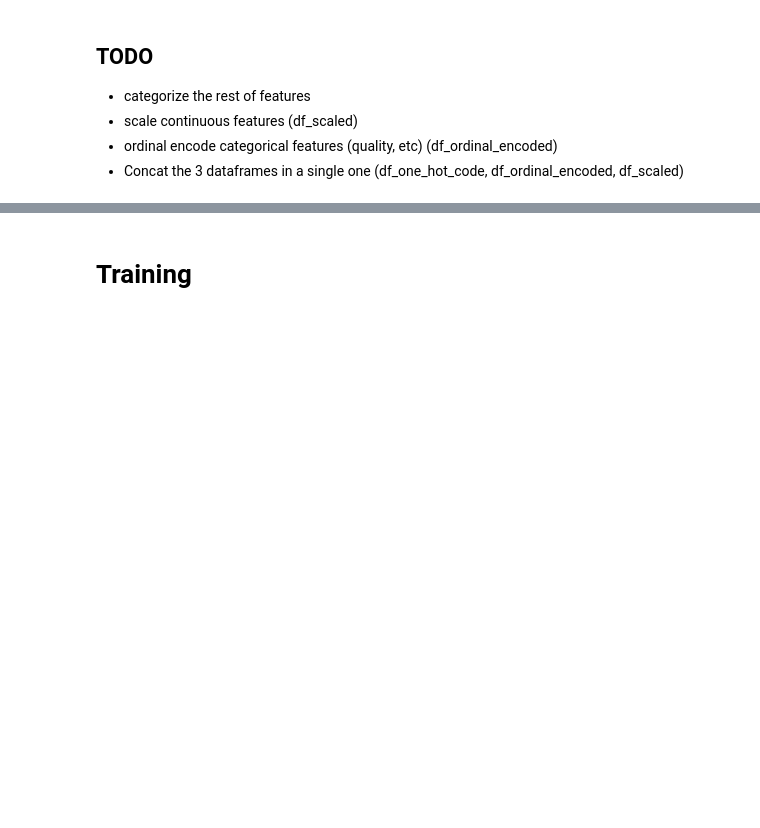
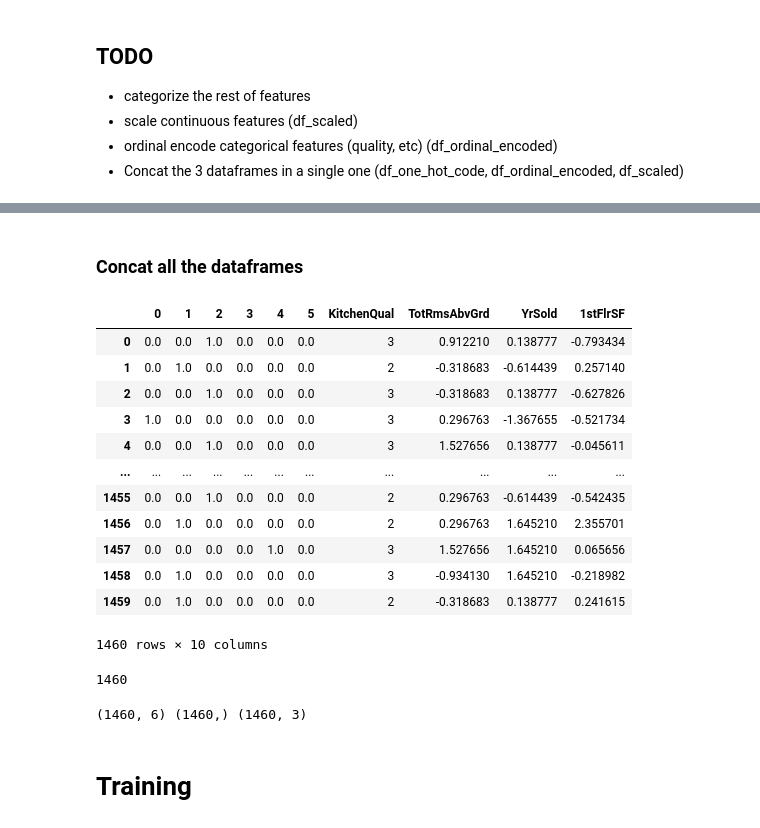
Before and after one commit to chakra2024/dsp-soham-chakraborty, a Jupyter notebook: notebooks/house-prices-modeling.ipynb, the cells around one changed output, grey strips where cells are left out. Drawn from its saved outputs; the diff is of its cells as text; code cells hidden in the pictures; blank space fills up the shorter version.

```diff
--- a/notebooks/house-prices-modeling.ipynb
+++ b/notebooks/house-prices-modeling.ipynb
@@ -142,0 +191,10 @@ df_one_hot_code.head()
+# %%
+"""
+1. Ex = excellent
+2. Gd = Good
+3. TA = typical
+4. Fa = Fair
+"""
+kitchen_quality_dict = {'Ex': 4, 'Gd': 3, 'TA': 2, 'Fa': 1}
+kitchen_quality_encoded = df['KitchenQual'].apply(lambda x: kitchen_quality_dict[x])
+kitchen_quality_encoded.head()
@@ -150,0 +220,5 @@ df_final = df
+# %%
+from sklearn.preprocessing import StandardScaler
+
+scaler = StandardScaler()
+scaler.fit(df[continuous_features])
@@ -150,0 +227,3 @@ df_final = df
+# %%
+scaled_data = scaler.transform(df[continuous_features])
+scaled_data
@@ -150,0 +253,3 @@ df_final = df
+# %%
+scaled_df = pd.DataFrame(data=scaled_data, columns=continuous_features)
+scaled_df.head()
@@ -150,0 +263,36 @@ df_final = df
+# %% [markdown]
+###  Concat all the dataframes
+# %%
+# This code first checks if each of the objects is a NumPy array and converts it to a DataFrame if it is.
+# Then, it concatenates them as intended.Since pd.concat expects all objects to be pandas DataFrames or Series.
+if isinstance(df_one_hot_code, np.ndarray):
+    df_one_hot_code = pd.DataFrame(df_one_hot_code)
+if isinstance(kitchen_quality_encoded, np.ndarray):
+    kitchen_quality_encoded = pd.DataFrame(kitchen_quality_encoded)
+if isinstance(scaled_df, np.ndarray):
+    scaled_df = pd.DataFrame(scaled_df)
+
+X = pd.concat([df_one_hot_code, kitchen_quality_encoded, scaled_df], axis=1)
+X
+# %% [output]
+|  | 0 | 1 | 2 | 3 | 4 | 5 | KitchenQual | TotRmsAbvGrd | YrSold | 1stFlrSF |
+| 0 | 0.0 | 0.0 | 1.0 | 0.0 | 0.0 | 0.0 | 3 | 0.912210 | 0.138777 | -0.793434 |
+| 1 | 0.0 | 1.0 | 0.0 | 0.0 | 0.0 | 0.0 | 2 | -0.318683 | -0.614439 | 0.257140 |
+| 2 | 0.0 | 0.0 | 1.0 | 0.0 | 0.0 | 0.0 | 3 | -0.318683 | 0.138777 | -0.627826 |
+| 3 | 1.0 | 0.0 | 0.0 | 0.0 | 0.0 | 0.0 | 3 | 0.296763 | -1.367655 | -0.521734 |
+| 4 | 0.0 | 0.0 | 1.0 | 0.0 | 0.0 | 0.0 | 3 | 1.527656 | 0.138777 | -0.045611 |
+| ... | ... | ... | ... | ... | ... | ... | ... | ... | ... | ... |
+| 1455 | 0.0 | 0.0 | 1.0 | 0.0 | 0.0 | 0.0 | 2 | 0.296763 | -0.614439 | -0.542435 |
+| 1456 | 0.0 | 1.0 | 0.0 | 0.0 | 0.0 | 0.0 | 2 | 0.296763 | 1.645210 | 2.355701 |
+| 1457 | 0.0 | 0.0 | 0.0 | 0.0 | 1.0 | 0.0 | 3 | 1.527656 | 1.645210 | 0.065656 |
+| 1458 | 0.0 | 1.0 | 0.0 | 0.0 | 0.0 | 0.0 | 3 | -0.934130 | 1.645210 | -0.218982 |
+| 1459 | 0.0 | 1.0 | 0.0 | 0.0 | 0.0 | 0.0 | 2 | -0.318683 | 0.138777 | 0.241615 |
+1460 rows × 10 columns
+# %%
+X.shape[0]
+# %% [output]
+1460
+# %%
+print(df_one_hot_code.shape, kitchen_quality_encoded.shape, scaled_df.shape)
+# %% [output]
+(1460, 6) (1460,) (1460, 3)
```
Also changed, not shown: parts of 40 cells of this notebook.
